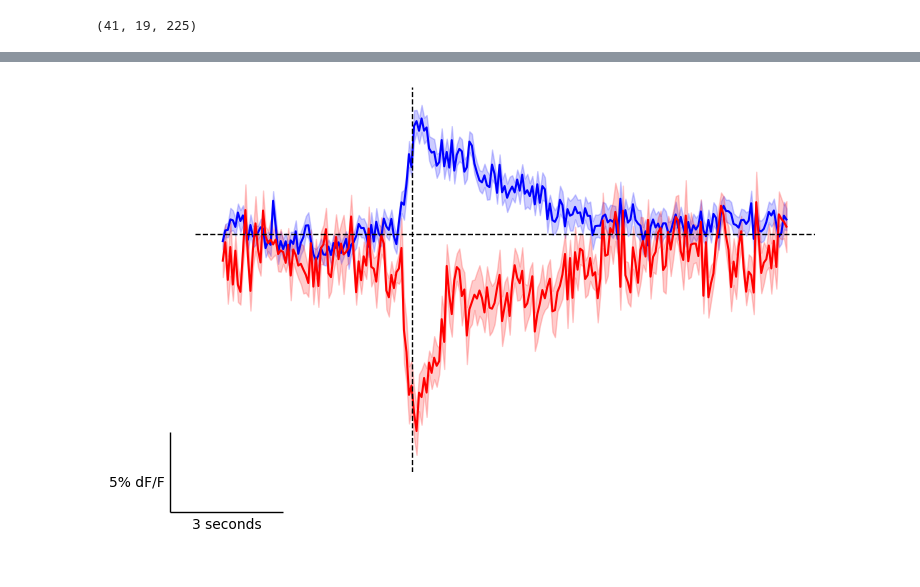
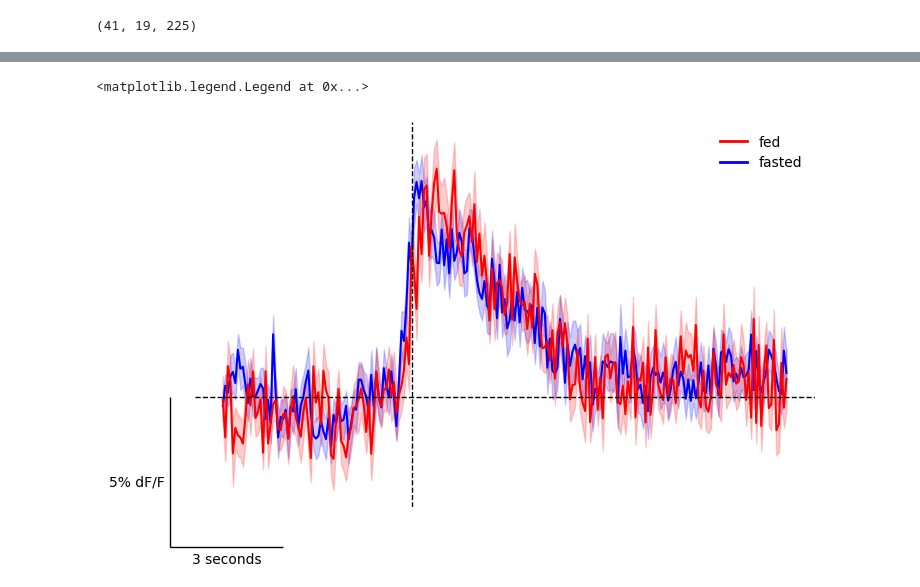
Before and after one commit to RohanSavani/PVN_GLP1R_2P, a Jupyter notebook: src/notebooks/untrackedstate.ipynb, the cells around one changed output, grey strips where cells are left out. Saved outputs shown, nothing was run; the diff lists cells and outputs as text; code cells hidden in the pictures.

```diff
--- a/src/notebooks/untrackedstate.ipynb
+++ b/src/notebooks/untrackedstate.ipynb
@@ -33,13 +37,32 @@ folder = '/Users/savani/Downloads/2p_data/fed 30 sucrose'
 all_avg_f, all_baseline_data, all_aligned_f, all_f = p2p.process_2p_folder(folder, align = 'lick', success = 'success')
 # %%
 fig, ax = plt.subplots(1, figsize=(8, 5))
+for cell in range(all_avg_f.shape[0]):
+    all_avg_f[cell, :] = p2p.moving_average(all_avg_f[cell, :], 2)
+
 ascending_order = np.argsort(np.nanmean(all_avg_f[:, 75:105], axis=1))
 sorted_avg_mean = all_avg_f[ascending_order, :]
-sns.heatmap(sorted_avg_mean, ax = ax, vmin=0.8, vmax=1.2, cmap='bwr')
+sns.heatmap(sorted_avg_mean, ax = ax, vmin=0.85, vmax=1.15, cmap='bwr')
 ax.vlines(x = 75, ymin = -1, ymax = all_avg_f.shape[0] + 1, color = 'black', linestyle = '--', lw = 1)
 ax.set_xticks(np.arange(15, 255, 15)[::2])
 ax.set_xticklabels((np.arange(15, 255, 15)/15).astype(int)[::2]-5)
 ax.set_ylabel("ROI (Trial-Averaged)")
 ax.set_xlabel("Time from First Lick")
 ax.set_xlim(left = 45, right = 180)
+sb = add_scalebar(ax, matchx=False, sizex=1*15, labelx='1 second', matchy=False, sep=4, sizey=-5, labely='5 ROIs',loc='lower left', bbox_to_anchor=(0, 0, 0.1, 0.4))
+
+# plt.savefig('/Users/savani/Documents/PangLab/TwoPhotonAnalysis/figures/untracked_fed_heatmap.pdf')
+fig, ax = plt.subplots(1, figsize=(8, 5))
+
+
+sns.heatmap(sorted_avg_mean, ax = ax, vmin=0.9, vmax=1.1, cmap='bwr')
+ax.vlines(x = 75, ymin = -1, ymax = all_avg_f.shape[0] + 1, color = 'black', linestyle = '--', lw = 1)
+ax.set_xticks(np.arange(15, 255, 15)[::2])
+ax.set_xticklabels((np.arange(15, 255, 15)/15).astype(int)[::2]-5)
+ax.set_ylabel("ROI (Trial-Averaged)")
+ax.set_xlabel("Time from First Lick")
+ax.set_xlim(left = 45, right = 180)
+sb = add_scalebar(ax, matchx=False, sizex=1*15, labelx='1 second', matchy=False, sep=4, sizey=-5, labely='5 ROIs',loc='lower left', bbox_to_anchor=(0, 0, 0.1, 0.4))
+
+# plt.savefig('/Users/savani/Documents/PangLab/TwoPhotonAnalysis/figures/untracked_fed_heatmap.pdf')
 # %% [output]
@@ -47,0 +71,3 @@ ax.set_xlim(left = 45, right = 180)
+# %%
+folder = '/Users/savani/Downloads/2p_data/fed 30 sucrose'
+all_avg_fed, all_baseline_data_fed, all_aligned_fed, all_fed = p2p.process_2p_folder(folder, align = 'lick', success = 'success')
@@ -63,4 +113,4 @@ Number of inhibited ROIs: 8
 # %%
-sucrose_activated_pvals, sucrose_inhibited_pvals, pvals, null_stats, Wobs = c2p.circ_shift(all_f, all_aligned_f, alpha=0.05, base_pre = slice(75, 105), base_post = slice(150, 180),
+sucrose_activated_pvals_fed, sucrose_inhibited_pvals_fed, pvals, null_stats_fed, Wobs_fed = c2p.circ_shift(all_fed, all_aligned_fed, alpha=0.05, base_pre = slice(75, 105), base_post = slice(150, 180),
               stim_pre = slice(75, 105), stim_post = slice(75, 105))
 # %% [output]
@@ -74 +122,6 @@ Number of inhibited ROIs: 0
+# %%
+suc_active = all_avg_f[sucrose_activated_pvals <= 0.05, :]
+suc_inactive = all_avg_f[sucrose_inhibited_pvals <= 0.05, :]
+suc_active_fed = all_avg_fed[sucrose_activated_pvals_fed <= 0.05, :]
+suc_inactive_fed = all_avg_fed[sucrose_inhibited_pvals_fed <= 0.05, :]
 # %%
@@ -100,17 +175,26 @@ Text(0.5, 25.722222222222214, 'Time from First Lick')
 # %%
 fig, ax = plt.subplots(1, figsize=(8, 5))
 avg_suc_activated = np.nanmean(suc_active, axis=0)
-avg_suc_inhibited = np.nanmean(suc_inactive, axis=0)
+avg_suc_inhibited = np.nanmean(suc_active_fed, axis=0)
 ax.plot(np.arange(0, 225), avg_suc_activated, color = 'blue', label = 'Activated')
 ax.plot(np.arange(0, 225), avg_suc_inhibited, color = 'red', label = 'Inhibited')
 ax.fill_between(np.arange(0, 225), avg_suc_activated - stats.sem(suc_active, axis=0), avg_suc_activated + stats.sem(suc_active, axis=0), color = 'blue', alpha = 0.2)
-ax.fill_between(np.arange(0, 225), avg_suc_inhibited - stats.sem(suc_inactive, axis=0), avg_suc_inhibited + stats.sem(suc_inactive, axis=0), color = 'red', alpha = 0.2)
+ax.fill_between(np.arange(0, 225), avg_suc_inhibited - stats.sem(suc_active_fed, axis=0), avg_suc_inhibited + stats.sem(suc_active_fed, axis=0), color = 'red', alpha = 0.2)
 ax.axvline(x = 75, color = 'black', linestyle = '--', lw = 1)
 ax.axhline(y= 1, color = 'black', linestyle = '--', lw = 1)
 sns.despine(left = True, bottom = True)
 ax.set_xticks([])
 ax.set_yticks([])
 sb = add_scalebar(ax, matchx=False, sizex=3*15, labelx='3 seconds', matchy=False, sep=4, sizey=0.05, labely='5% dF/F',loc='lower left', bbox_to_anchor=(10, 1, 0.1, 0.4))
+
+custom_handles = [
+    Line2D([0], [0], color='r', lw=2),
+    Line2D([0], [0], color='b', lw=2)
+]
+custom_labels = ['fed', 'fasted']
+
+plt.legend(custom_handles, custom_labels, loc='best', frameon = False)
 # %% [output]
+<matplotlib.legend.Legend at 0x...>
-[figure, old version]
+[figure, new version]
 # %%
```
Also changed, not shown: parts of 12 cells of this notebook, 10 other files.
